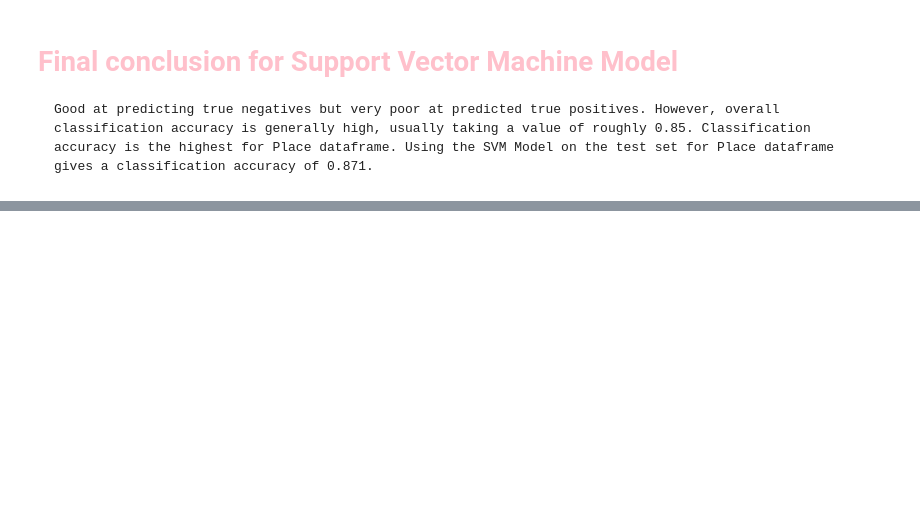
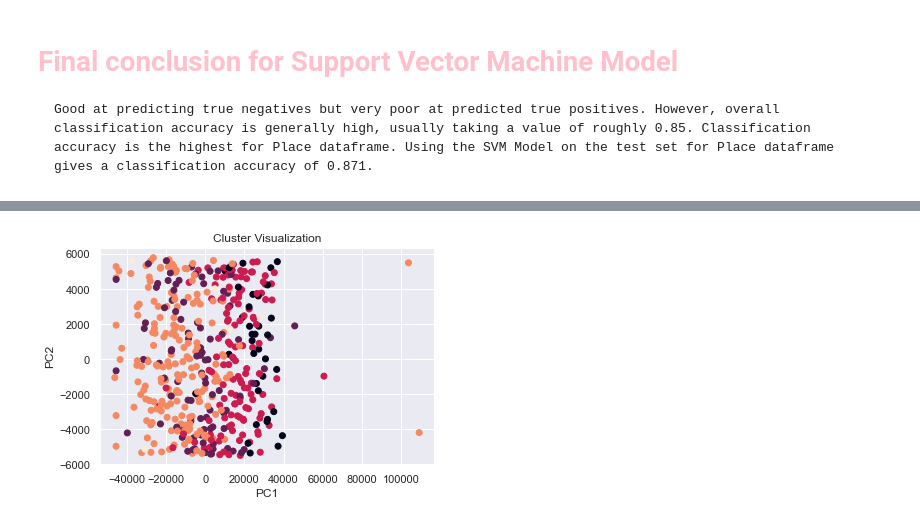
Before and after one commit to rachellimjh/SC1015-Project, a Jupyter notebook: dev-Rheanne.ipynb, the cells around one changed output, grey strips where cells are left out. Drawn from its saved outputs; the diff is of its cells as text; code cells hidden in the pictures; blank space fills up the shorter version.

Commit message:
updated a bit of it only about clustering

```diff
--- a/dev-Rheanne.ipynb
+++ b/dev-Rheanne.ipynb
@@ -180,6 +180,8 @@ CategoricalCustomerData = CategoricalCustomerData[CategoricalCustomerData['Marit
 # %%
 #Combining the Alone and Single categories for Marital_Status since they have the same meaning
-CategoricalCustomerData['Marital_Status'] = CategoricalCustomerData['Marital_Status'].replace(['Single', 'Alone'], 'Single')
+CustomerData['Marital_Status'] = CustomerData['Marital_Status'].replace(['Single', 'Alone'], 'Single')
+#reassigning CategoricalCustomerData so that the changes done above are updated
+CategoricalCustomerData = pd.DataFrame(CustomerData[[ "Education", "Marital_Status", 'Complain', "AcceptedCmp1", "AcceptedCmp2", "AcceptedCmp3", "AcceptedCmp4", "AcceptedCmp5"]])
 # %%
 #Checking if combination is successful
 print("The different categories for Marital Status are:", end=" ")
@@ -720,0 +744,17 @@ sb.heatmap(confusion_matrix(ResponsePlace_test, ResponsePlace_test_pred),
+# %%
+# create a new dataframe with modified columns
+new_customer_data = CustomerData.assign(
+    Education_Num=CustomerData['Education'].replace(['Graduation', 'PhD', 'Master', 'Basic', '2n Cycle'], [2,4,3,0,1]),
+    Marital_Status_Num=CustomerData['Marital_Status'].replace(['Single', 'Together', 'Married', 'Divorced', 'Widow'], [0,1,2,3,4])
+)
+new_customer_data = new_customer_data.drop(['Education','Marital_Status'],axis=1)
+# print the first five rows of the new dataframe
+print(new_customer_data.head())
+
+## Peforming random splitting on the dataset
+#Random split into train and test set
+customer_train, customer_test, Response_train, Response_test = train_test_split(new_customer_data, Response, test_size = 0.2)
+
+# Check the sample sizes
+print("Train Set :", Response_train.shape, customer_train.shape)
+print("Test Set  :", Response_test.shape, customer_test.shape)
@@ -720,0 +779,24 @@ sb.heatmap(confusion_matrix(ResponsePlace_test, ResponsePlace_test_pred),
+# %%
+# Define clustering pipeline
+# standardizes the data and performs agglomerative clustering with 5 clusters.
+cluster_pipeline = Pipeline(steps=[('scaler', StandardScaler()),
+                                   ('clustering', AgglomerativeClustering(n_clusters=5))])
+
+# Fit the pipeline to the training data
+cluster_pipeline.fit(customer_train)
+
+# Obtain cluster labels for the testing data
+test_labels = cluster_pipeline.fit_predict(customer_test)
+
+# reduce dimensionality to 2D using PCA
+pca = PCA(n_components=2)
+customer_pca = pca.fit_transform(customer_test)
+
+# plot data points colored by their cluster labels
+plt.scatter(customer_pca[:, 0], customer_pca[:, 1], c=test_labels)
+plt.title('Cluster Visualization')
+plt.xlabel('PC1')
+plt.ylabel('PC2')
+plt.show()
+# %% [output]
+[figure, added]
```
Also changed, not shown: parts of 25 cells of this notebook.
